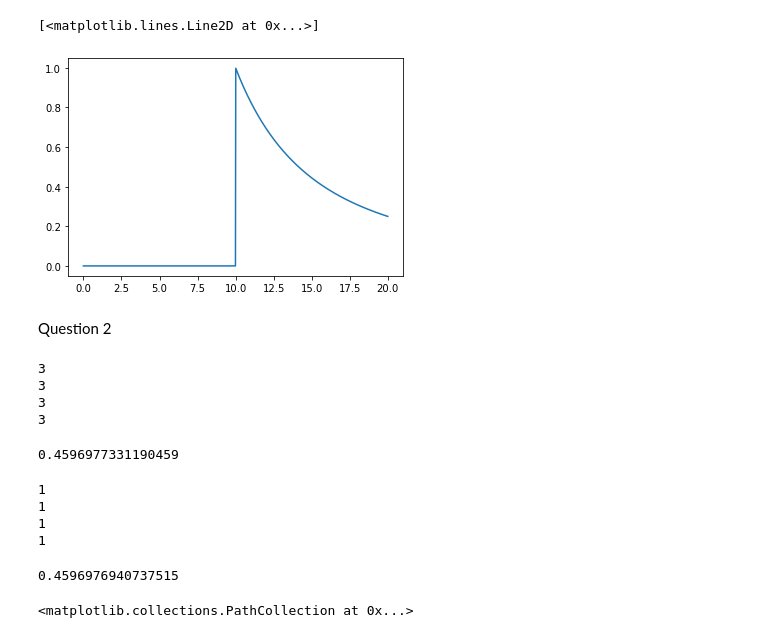
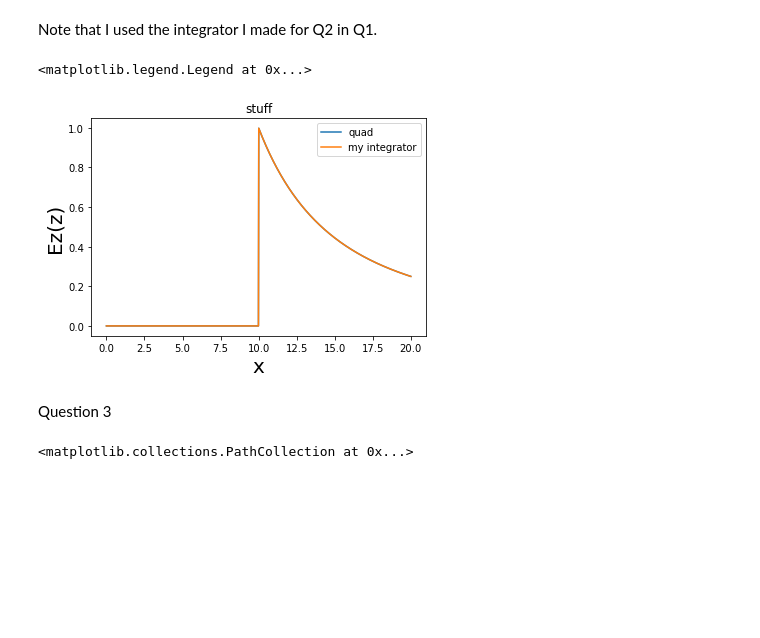
Before and after one commit to n-desjardins/phys512-2022, a Jupyter notebook: PSET2/pset2_notebook.ipynb, the cells around one changed output. Drawn from its saved outputs; the diff is of its cells as text; code cells hidden in the pictures; blank space fills up the shorter version.

```diff
--- a/PSET2/pset2_notebook.ipynb
+++ b/PSET2/pset2_notebook.ipynb
@@ -8,6 +8,7 @@ Question 1
+# %% [markdown]
+Note that I used the integrator I made for Q2 in Q1.
 # %%
-#def efficient_integrate(f, a, b, eps, extra = np.array(None)):
-def efficient_integrate(f, a, b, eps, extra = np.array(None), i=0):
+def efficient_integrate(f, a, b, eps, extra = np.array(None)):
 
 #During the first iteration extra is empty thus needs
 #to be initialized
@@ -41,10 +42,7 @@ def efficient_integrate(f, a, b, eps, extra = np.array(None), i=0):
 
     delta = Sleft+Sright-Sim
 
-    i += 1
-
     if np.abs(delta) < 15*eps:
-        print(i)
         return (Sleft + Sright + delta / 15)
     else:
         return efficient_integrate(f, a, mid, eps/2, extra=np.array([fa,fmid,Sleft,l_mid,fl_mid])) +\
@@ -69,11 +68,16 @@ for i in  range(len(z)):
 
     Ez_mine[i] += efficient_integrate(func,0,np.pi,1e-6)
     Ez_quad[i] += quad(func,0,np.pi)[0]
-# %%
-#plt.plot(z,Ez_quad)
-plt.plot(z,Ez_mine)
-# %% [output]
-[<matplotlib.lines.Line2D at 0x...>]
-[figure, removed]
+# %%
+plt.plot(z,Ez_quad, label = "quad")
+plt.plot(z,Ez_mine, label = "my integrator")
+
+plt.ylabel("Ez(z)", fontsize="20")
+plt.xlabel("x", fontsize="20")
+plt.title("stuff")
+plt.legend()
+# %% [output]
+<matplotlib.legend.Legend at 0x...>
+[figure, added]
 # %% [markdown]
-Question 2
+Question 3
@@ -99,19 +84,3 @@ def lazy_integrate(fun,a,b,tol, i=0):
-# %%
-lazy_integrate(np.sin,0,1,15*1e-7)
-# %% [output]
-3
-3
-3
-3
-0.4596977331190459
-# %%
-efficient_integrate(np.sin,0,1,1e-7)
-# %% [output]
-1
-1
-1
-1
-0.4596976940737515
 # %%
 
 n=20
```
Also changed, not shown: parts of 10 cells of this notebook.
